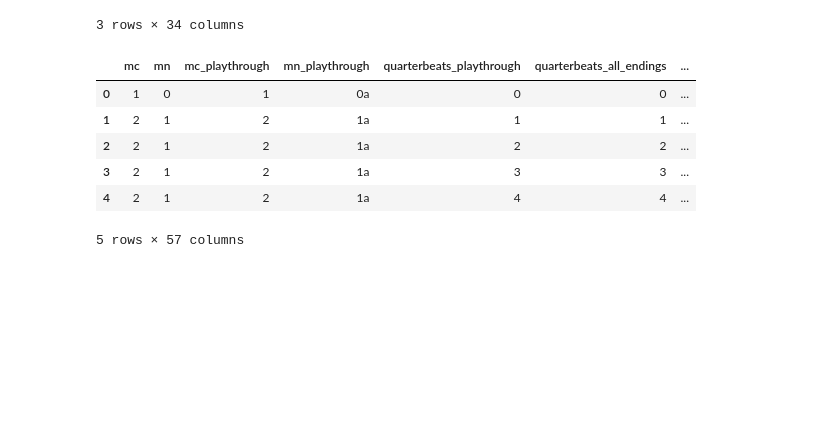
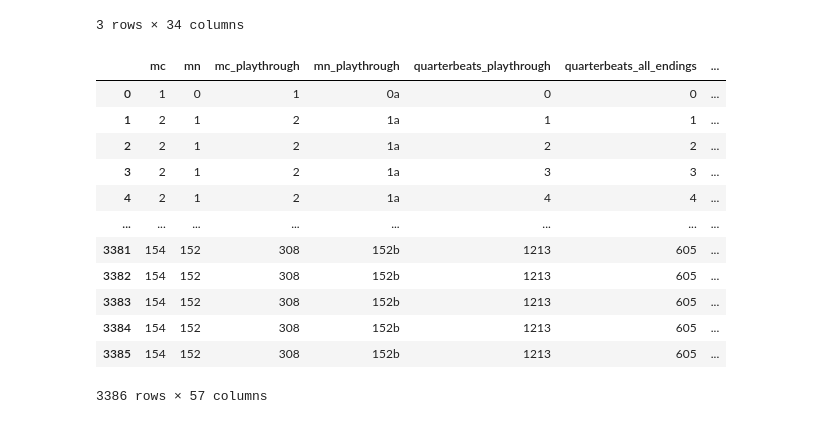
Before and after one commit to johentsch/AugmentedNet, a Jupyter notebook: notebooks/create_pitch_arrays.ipynb, the cells around one changed output. Saved outputs shown, nothing was run; the diff lists cells and outputs as text; code cells hidden in the pictures; blank space fills up the shorter version.

```diff
--- a/notebooks/create_pitch_arrays.ipynb
+++ b/notebooks/create_pitch_arrays.ipynb
@@ -81,18 +307,24 @@ labels.head(3)
 # %%
 merged = pd.merge(
     left = notes,
     right = labels,
     on = "quarterbeats_playthrough",
     how = "outer",
     suffixes = ("", "_label"),
     indicator=True
 )
-merged.head()
+merged
 # %% [output]
 |  | mc | mn | mc_playthrough | mn_playthrough | quarterbeats_playthrough | quarterbeats_all_endings | ... |
 | 0 | 1 | 0 | 1 | 0a | 0 | 0 | ... |
 | 1 | 2 | 1 | 2 | 1a | 1 | 1 | ... |
 | 2 | 2 | 1 | 2 | 1a | 2 | 2 | ... |
 | 3 | 2 | 1 | 2 | 1a | 3 | 3 | ... |
 | 4 | 2 | 1 | 2 | 1a | 4 | 4 | ... |
+| ... | ... | ... | ... | ... | ... | ... | ... |
+| 3381 | 154 | 152 | 308 | 152b | 1213 | 605 | ... |
+| 3382 | 154 | 152 | 308 | 152b | 1213 | 605 | ... |
+| 3383 | 154 | 152 | 308 | 152b | 1213 | 605 | ... |
+| 3384 | 154 | 152 | 308 | 152b | 1213 | 605 | ... |
+| 3385 | 154 | 152 | 308 | 152b | 1213 | 605 | ... |
-5 rows × 57 columns
+3386 rows × 57 columns
```
Also changed, not shown: parts of 4 cells of this notebook, 2 other files.
